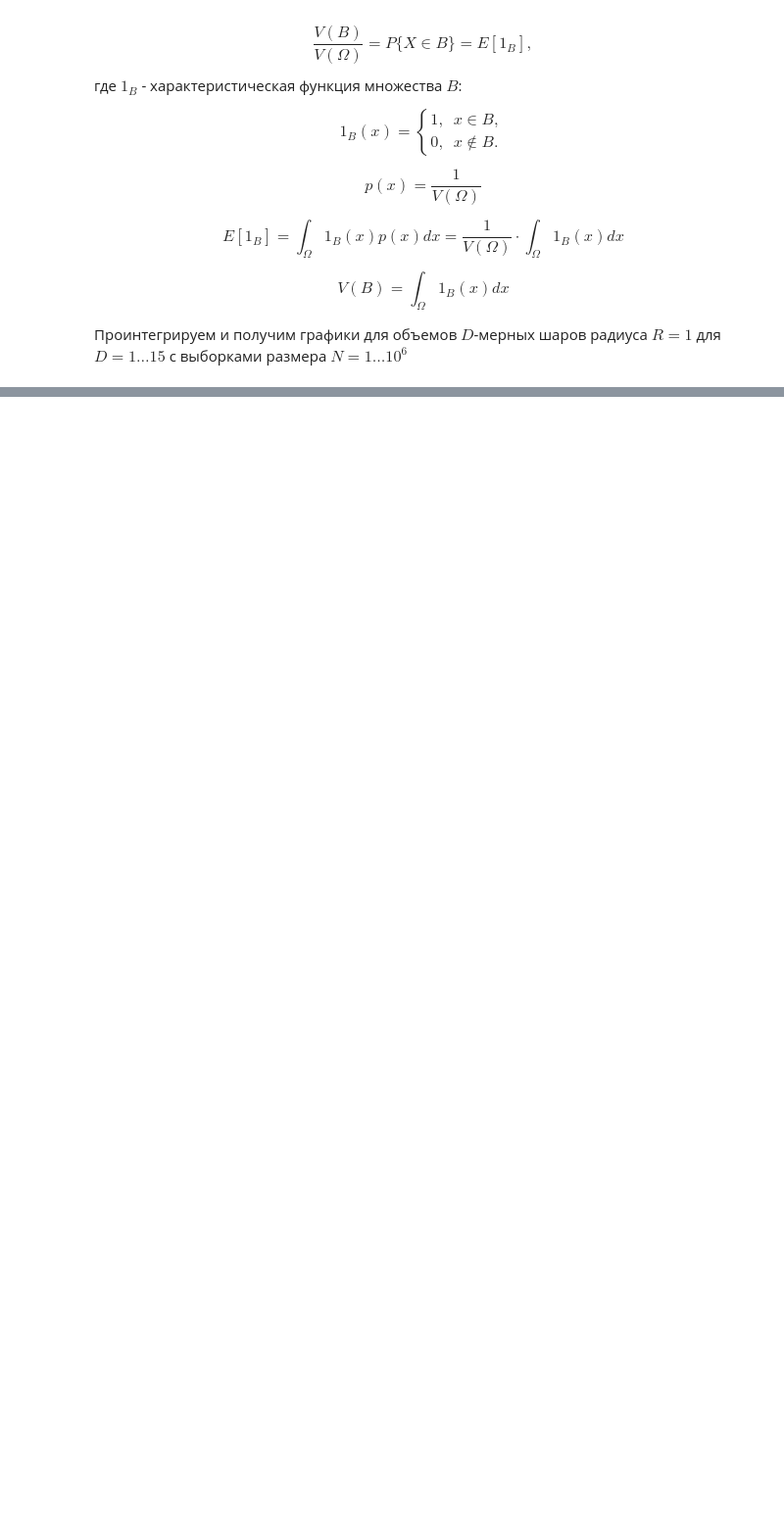
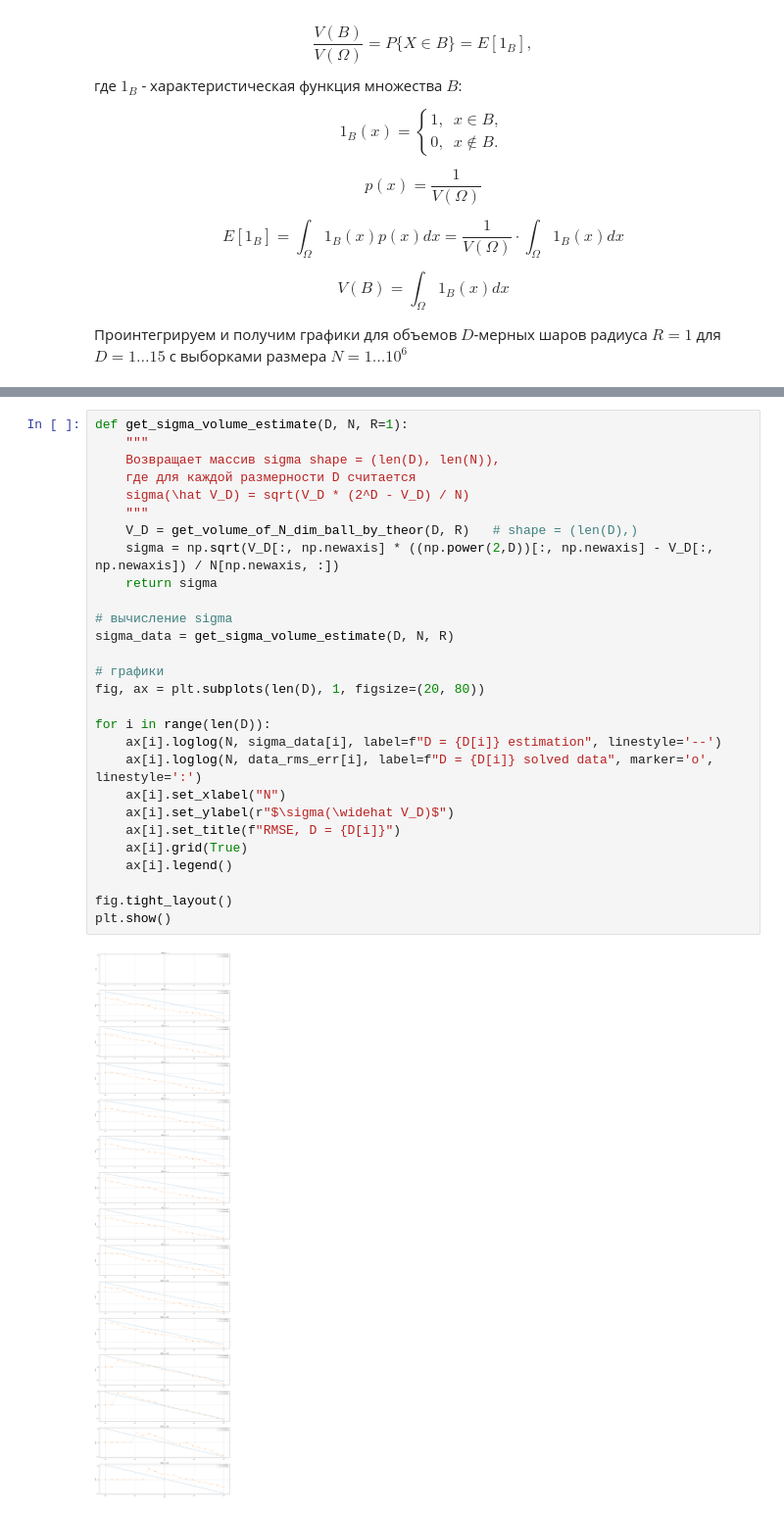
Before and after one commit to Frog6616261/numerecal_methods, a Jupyter notebook: 7.1_Monte-Karlo_methods/complited_task.ipynb, the cells around one changed output, grey strips where cells are left out. Shown at 98% size. Cells and saved outputs as stored; diff of their text form; blank space fills up the shorter version.

```diff
--- a/7.1_Monte-Karlo_methods/complited_task.ipynb
+++ b/7.1_Monte-Karlo_methods/complited_task.ipynb
@@ -177,0 +266,30 @@ fig.tight_layout()
+# %%
+def get_sigma_volume_estimate(D, N, R=1):
+    """
+    Возвращает массив sigma shape = (len(D), len(N)),
+    где для каждой размерности D считается
+    sigma(\hat V_D) = sqrt(V_D * (2^D - V_D) / N)
+    """
+    V_D = get_volume_of_N_dim_ball_by_theor(D, R)   # shape = (len(D),)
+    sigma = np.sqrt(V_D[:, np.newaxis] * ((np.power(2,D))[:, np.newaxis] - V_D[:, np.newaxis]) / N[np.newaxis, :])
+    return sigma
+
+# вычисление sigma
+sigma_data = get_sigma_volume_estimate(D, N, R)
+
+# графики
+fig, ax = plt.subplots(len(D), 1, figsize=(20, 80))
+
+for i in range(len(D)):
+    ax[i].loglog(N, sigma_data[i], label=f"D = {D[i]} estimation", linestyle='--')
+    ax[i].loglog(N, data_rms_err[i], label=f"D = {D[i]} solved data", marker='o', linestyle=':')
+    ax[i].set_xlabel("N")
+    ax[i].set_ylabel(r"$\sigma(\widehat V_D)$")
+    ax[i].set_title(f"RMSE, D = {D[i]}")
+    ax[i].grid(True)
+    ax[i].legend()
+
+fig.tight_layout()
+plt.show()
+# %% [output]
+[figure, added]
```
Also changed, not shown: parts of 8 cells of this notebook, 2 other files.
